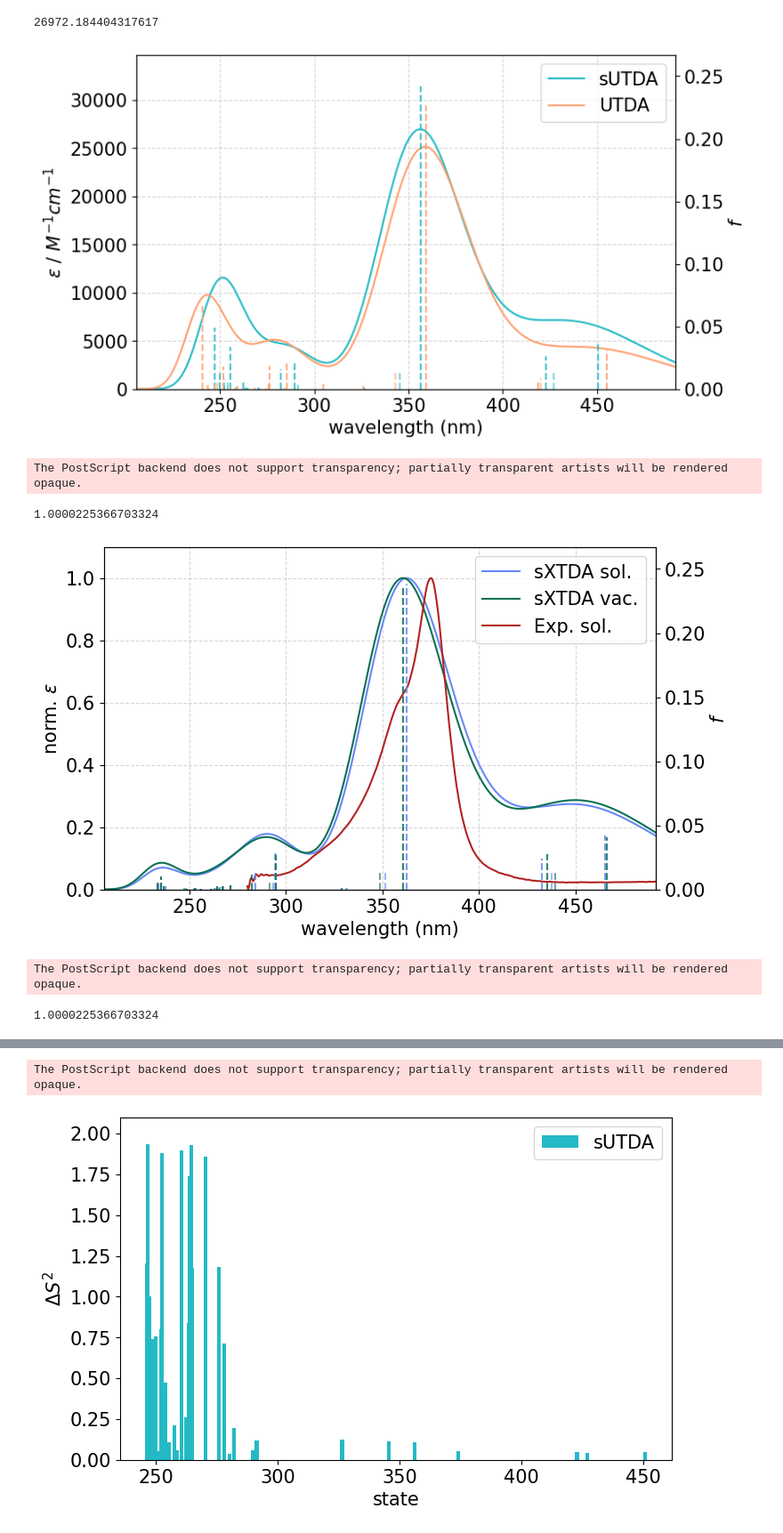
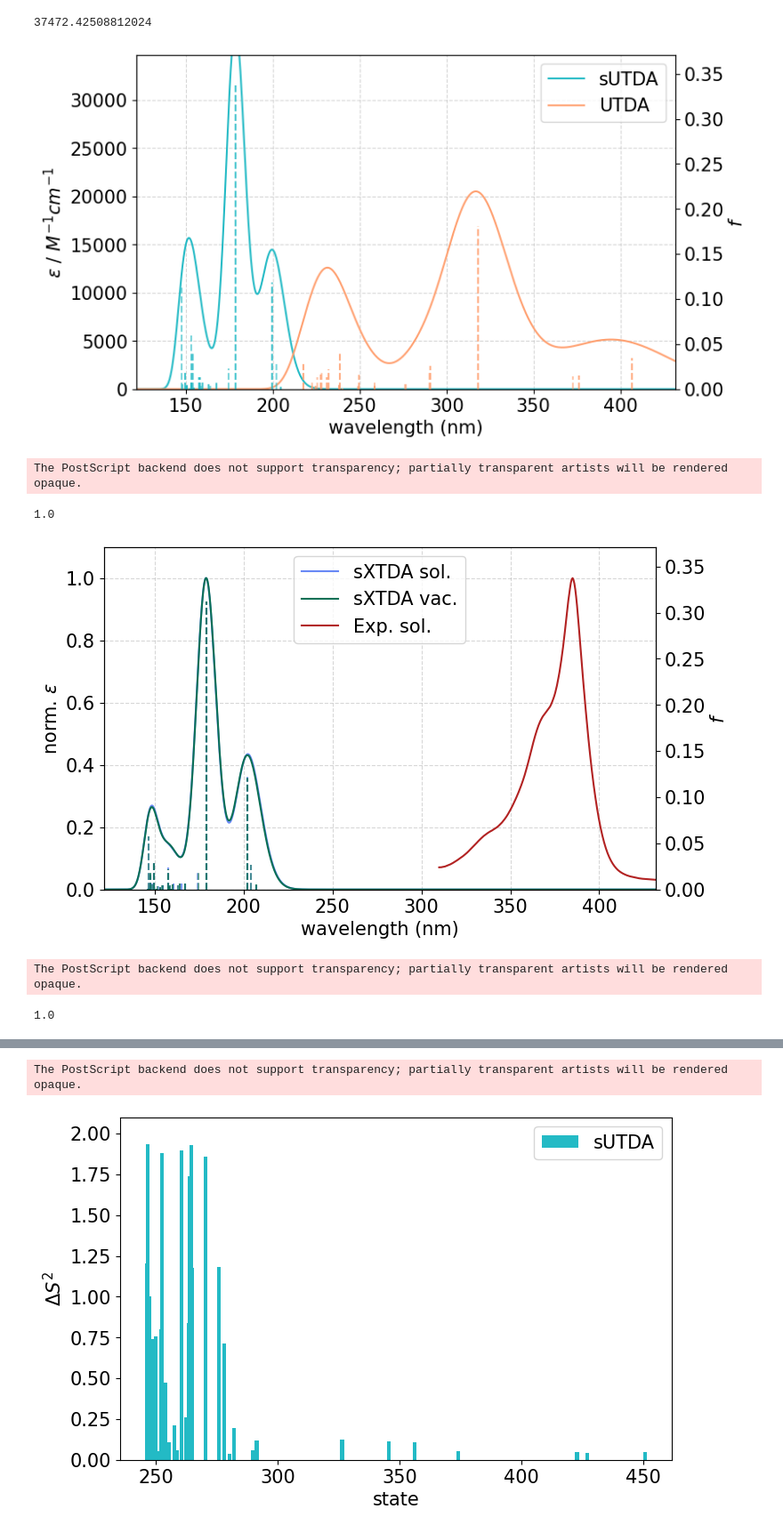
Before and after one commit to Quantum-Chemistry-Group-BNU/XTDDFT, a Jupyter notebook: sTDA/plot.ipynb, the cells around one changed output, grey strips where cells are left out. Shown: that part at 89% size. Drawn from its saved outputs; the diff is of its cells as text; code cells hidden in the pictures.

```diff
--- a/sTDA/plot.ipynb
+++ b/sTDA/plot.ipynb
@@ -7,7 +7,7 @@ from matplotlib import rcParams
 from utils import unit
 file = './result/'
 # mol = 'ttm3ncz/'
-mol = 'ttm/'
+mol = 'ptm/'
 # %%
 def UVvis(*args, labels, colors, fwhm=0.3, title='UVspec', minx=300, maxx=700, maxy2=1, norm=False):
     in_num = len(args)//2
@@ -131,8 +131,8 @@ ds2_5 = UTDA[:, 2]
 # e6 = np.linspace(min(e6), max(e6), 1000)
 # os6 = int6(e6)
 
-# solvent = 'cyclohexane-'
-solvent = 'toluene-'
+solvent = 'cyclohexane-'
+# solvent = 'toluene-'
 XsTDA_gsol = pd.read_csv(file+mol+solvent+'XsTDAgsol.csv', sep='[,\s]+', header=None, engine='python').to_numpy()
 e8 = XsTDA_gsol[:, 0]
 os8 = XsTDA_gsol[:, 1]
@@ -193,8 +193,8 @@ UVvis(e9, os9, e3, os3, e7, os7, labels=['sUTDA sol.', 'sUTDA vac.', 'Exp. sol.'
 The PostScript backend does not support transparency; partially transparent artists will be rendered opaque.
-26972.184404317617
+37472.42508812024
-[figure, old version]
+[figure, new version]
 The PostScript backend does not support transparency; partially transparent artists will be rendered opaque.
-1.0000225366703324
+1.0
-[figure, old version]
+[figure, new version]
 The PostScript backend does not support transparency; partially transparent artists will be rendered opaque.
-1.0000225366703324
+1.0
```
Also changed, not shown: parts of 1 cell of this notebook, 5 other files.
